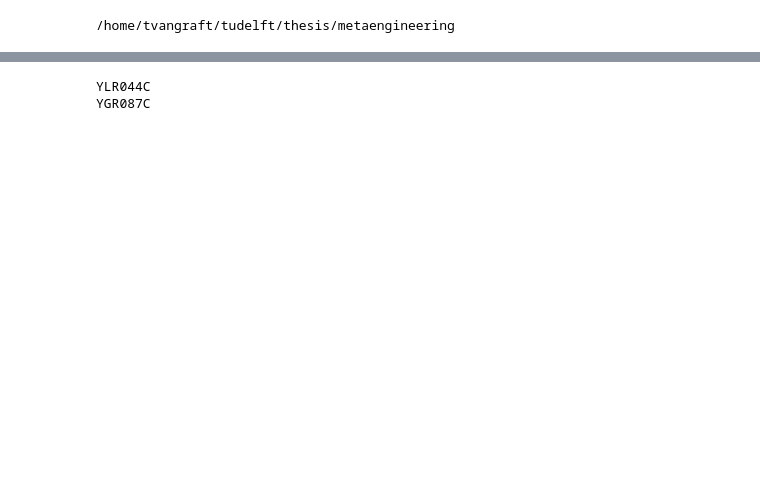
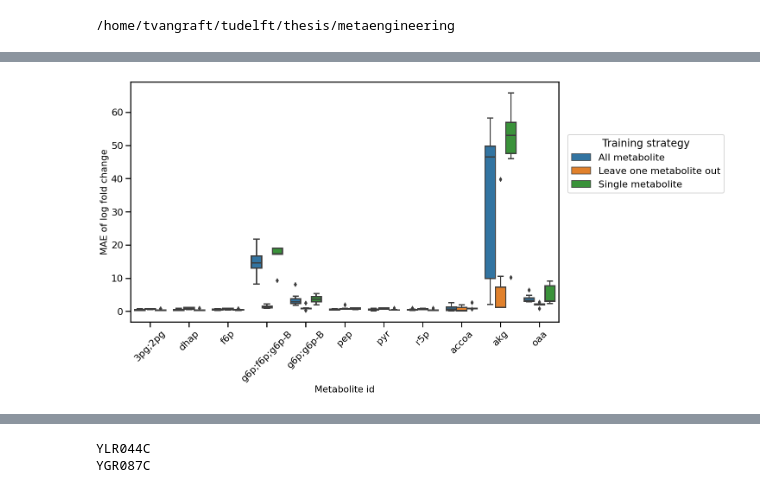
Before and after one commit to trdvangraft/thesis, a Jupyter notebook: metaengineering/experiments/analysis/model_analysis.ipynb, the cells around one changed output, grey strips where cells are left out. Cells and saved outputs as stored; diff of their text form; code cells hidden in the pictures; blank space fills up the shorter version.

Commit message:
graph neural network experiments

```diff
--- a/metaengineering/experiments/analysis/model_analysis.ipynb
+++ b/metaengineering/experiments/analysis/model_analysis.ipynb
@@ -25,0 +108,6 @@ import seaborn as sns
+# %%
+def transform_str_to_list(list_string: str):
+    if type(list_string) != str:
+        return np.NAN
+
+    return [float(x) for x in list_string.replace("'", "").replace("[", "").replace("]", "").split(", ")]
@@ -25,0 +198,12 @@ import seaborn as sns
+# %%
+full_df = test_pred_df.sort_values(['pathway', 'metabolite_id'])
+full_df = pd.concat([
+    full_df,
+    tier_2_results.reset_index(drop=True),
+    tier_3_results.reset_index(drop=True),
+], axis=0).reset_index(drop=True)
+
+full_df = full_df[full_df['y_true'].notna()]
+full_df['mse_error'] = full_df.apply(lambda row: mean_squared_error(row['y_true'], row['y_pred']), axis=1)
+full_df['mape_error'] = full_df.apply(lambda row: mean_absolute_percentage_error(row['y_true'], row['y_pred']), axis=1)
+full_df
@@ -25,0 +224,29 @@ import seaborn as sns
+# %%
+set_context(MODE)
+_df = full_df.copy()
+
+_df.strategy = _df.strategy.map({
+    Strategy.ALL: 'All metabolite',
+    Strategy.ONE_VS_ALL: 'Single metabolite',
+    Strategy.METABOLITE_CENTRIC: 'Leave one metabolite out'
+})
+
+
+g = sns.boxplot(
+    data=_df,
+    x='metabolite_id',
+    y='mape_error',
+    hue='strategy',
+)
+
+g.set_xticklabels(g.axes.get_xticklabels(), rotation=45)
+plt.legend(loc='upper left', bbox_to_anchor=(1.01, 0.8), title='Training strategy')
+
+g.set(
+    xlabel='Metabolite id',
+    ylabel="MAE of log fold change"
+)
+
+save_fig(path=f'./images/{MODE}/performance/', name="comparison_between_different_strategies_using_optimal_model")
+# %% [output]
+[figure, added]
```
Also changed, not shown: parts of 26 cells of this notebook, 31 other files.
